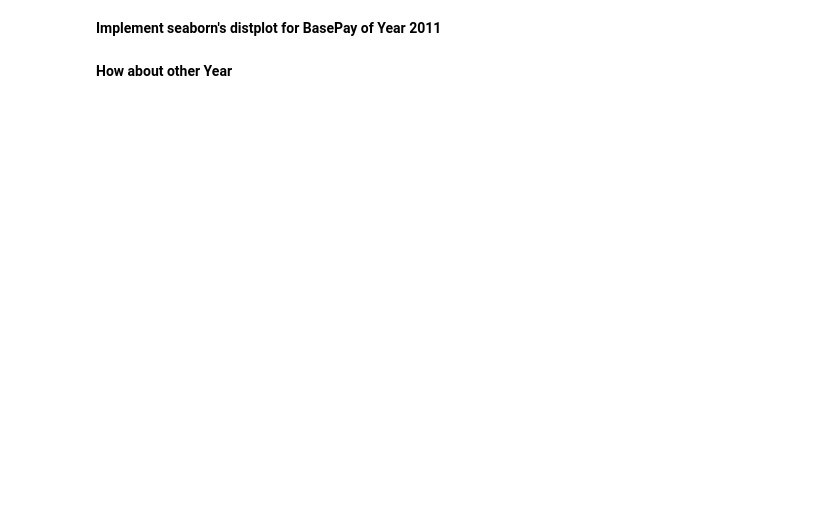
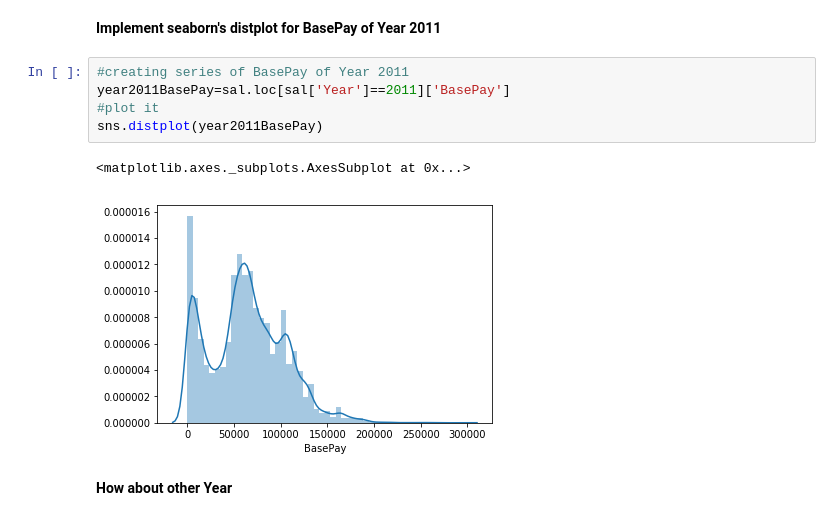
Before and after one commit to 0902338471/Coder_School_Assigment, a Jupyter notebook: Copy_of_DAwP_Assignment_2.ipynb, the cells around one changed output. Saved outputs shown, nothing was run; the diff lists cells and outputs as text; blank space fills up the shorter version.

```diff
--- a/Copy_of_DAwP_Assignment_2.ipynb
+++ b/Copy_of_DAwP_Assignment_2.ipynb
@@ -252,4 +280,12 @@ IndexingError: ignored
 # %% [markdown]
 **Implement seaborn's distplot for BasePay of Year 2011**
+# %%
+#creating series of BasePay of Year 2011
+year2011BasePay=sal.loc[sal['Year']==2011]['BasePay']
+#plot it
+sns.distplot(year2011BasePay)
+# %% [output]
+<matplotlib.axes._subplots.AxesSubplot at 0x...>
+[figure, added]
 # %% [markdown]
 **How about other Year**
```
Also changed, not shown: parts of 5 cells of this notebook.
